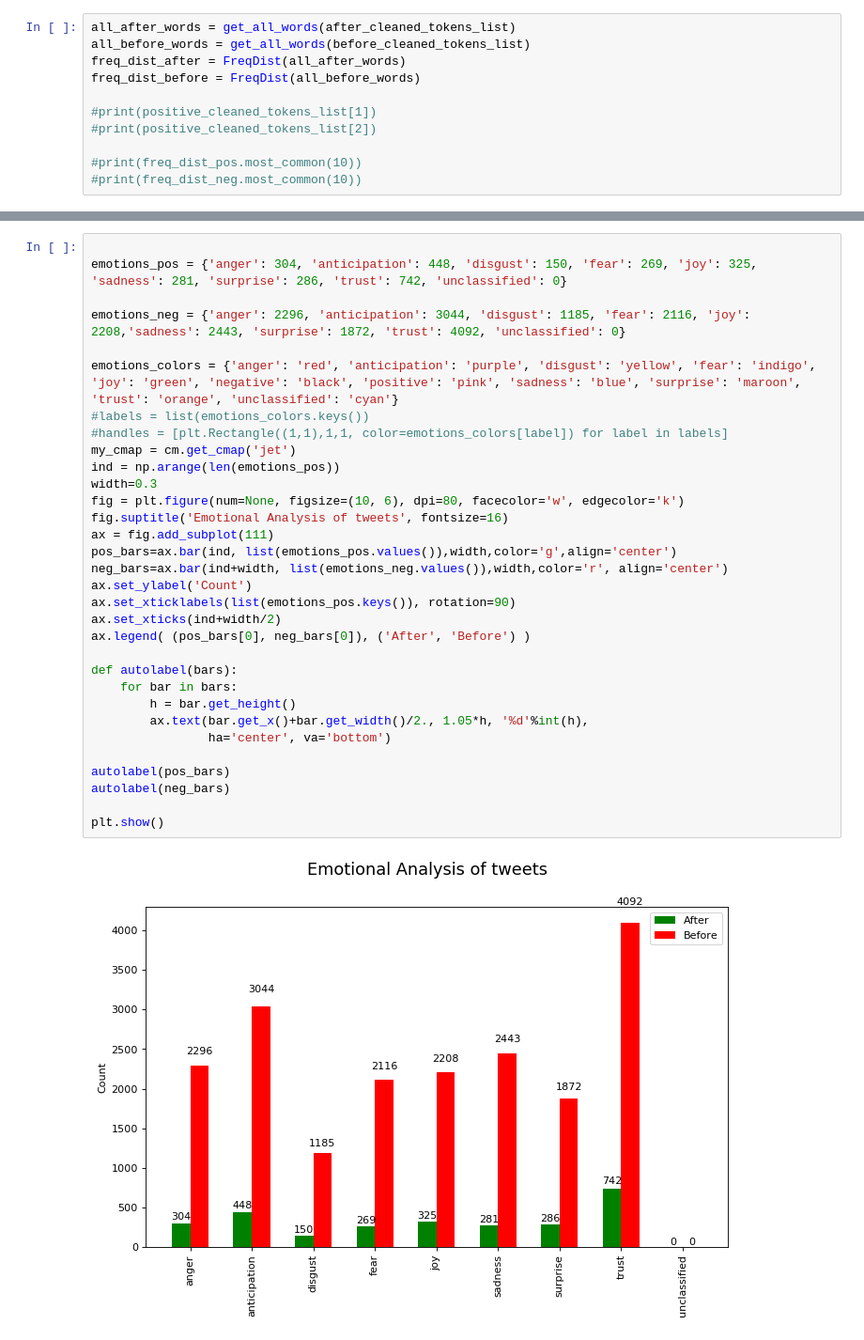
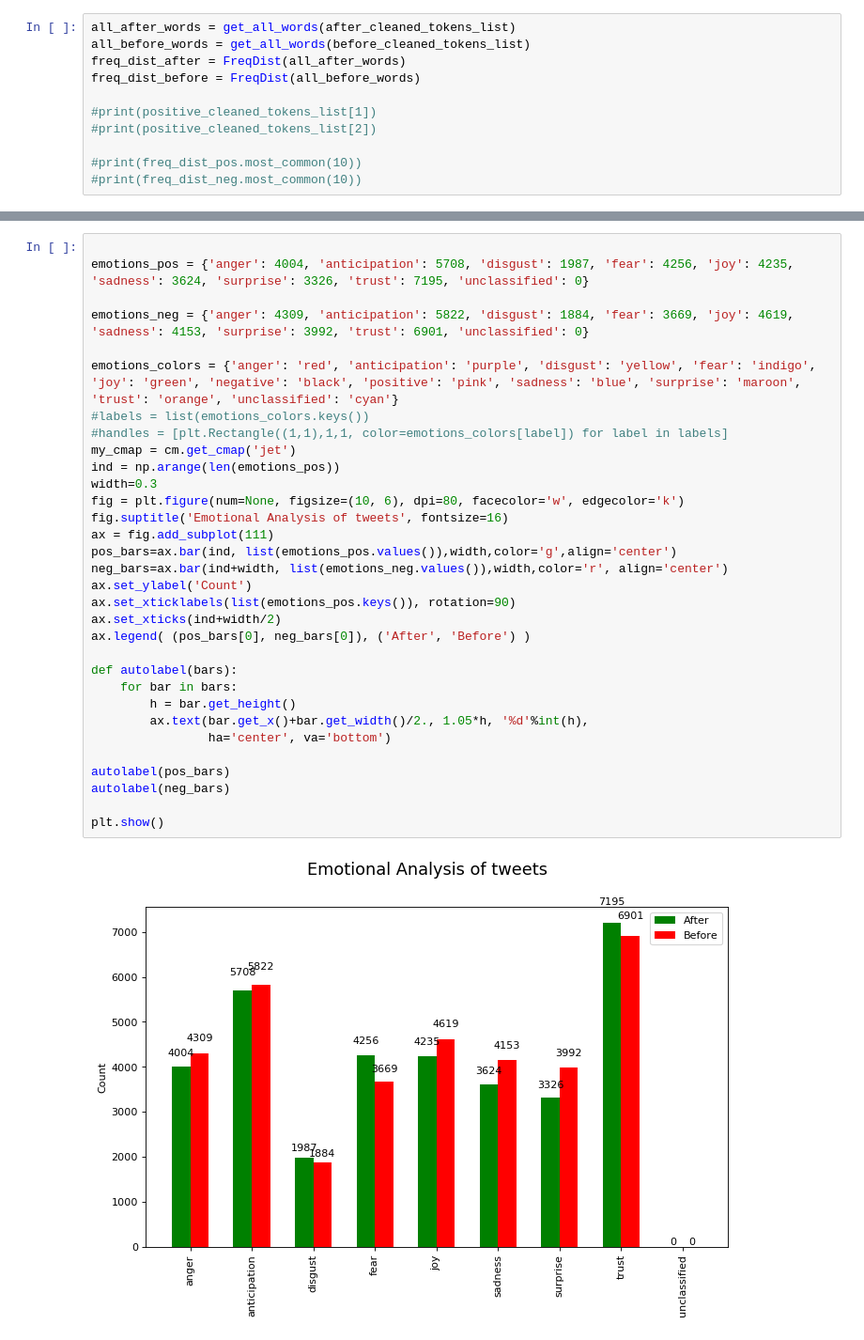
Before and after one commit to scrntnstrnglr/TextAnalysis, a Jupyter notebook: Sentimentalysis/tweet_sentimentalyzer.ipynb, the cells around one changed output, grey strips where cells are left out. Shown at 94% size. Cells and saved outputs as stored; diff of their text form.

```diff
--- a/Sentimentalysis/tweet_sentimentalyzer.ipynb
+++ b/Sentimentalysis/tweet_sentimentalyzer.ipynb
@@ -245,34 +245,34 @@ plt.show()
 # %%
 
-emotions_pos = {'anger': 304, 'anticipation': 448, 'disgust': 150, 'fear': 269, 'joy': 325, 'sadness': 281, 'surprise': 286, 'trust': 742, 'unclassified': 0}
+emotions_pos = {'anger': 4004, 'anticipation': 5708, 'disgust': 1987, 'fear': 4256, 'joy': 4235, 'sadness': 3624, 'surprise': 3326, 'trust': 7195, 'unclassified': 0}
 
-emotions_neg = {'anger': 2296, 'anticipation': 3044, 'disgust': 1185, 'fear': 2116, 'joy': 2208,'sadness': 2443, 'surprise': 1872, 'trust': 4092, 'unclassified': 0}
+emotions_neg = {'anger': 4309, 'anticipation': 5822, 'disgust': 1884, 'fear': 3669, 'joy': 4619, 'sadness': 4153, 'surprise': 3992, 'trust': 6901, 'unclassified': 0}
 
 emotions_colors = {'anger': 'red', 'anticipation': 'purple', 'disgust': 'yellow', 'fear': 'indigo', 'joy': 'green', 'negative': 'black', 'positive': 'pink', 'sadness': 'blue', 'surprise': 'maroon', 'trust': 'orange', 'unclassified': 'cyan'}
 #labels = list(emotions_colors.keys())
 #handles = [plt.Rectangle((1,1),1,1, color=emotions_colors[label]) for label in labels]
 my_cmap = cm.get_cmap('jet')
 ind = np.arange(len(emotions_pos))
 width=0.3
 fig = plt.figure(num=None, figsize=(10, 6), dpi=80, facecolor='w', edgecolor='k')
 fig.suptitle('Emotional Analysis of tweets', fontsize=16)
 ax = fig.add_subplot(111)
 pos_bars=ax.bar(ind, list(emotions_pos.values()),width,color='g',align='center')
 neg_bars=ax.bar(ind+width, list(emotions_neg.values()),width,color='r', align='center')
 ax.set_ylabel('Count')
 ax.set_xticklabels(list(emotions_pos.keys()), rotation=90)
 ax.set_xticks(ind+width/2)
 ax.legend( (pos_bars[0], neg_bars[0]), ('After', 'Before') )
 
 def autolabel(bars):
     for bar in bars:
         h = bar.get_height()
         ax.text(bar.get_x()+bar.get_width()/2., 1.05*h, '%d'%int(h),
                 ha='center', va='bottom')
 
 autolabel(pos_bars)
 autolabel(neg_bars)
 
 plt.show()
 # %% [output]
-[figure, old version]
+[figure, new version]
```
Also changed, not shown: parts of 9 cells of this notebook.
